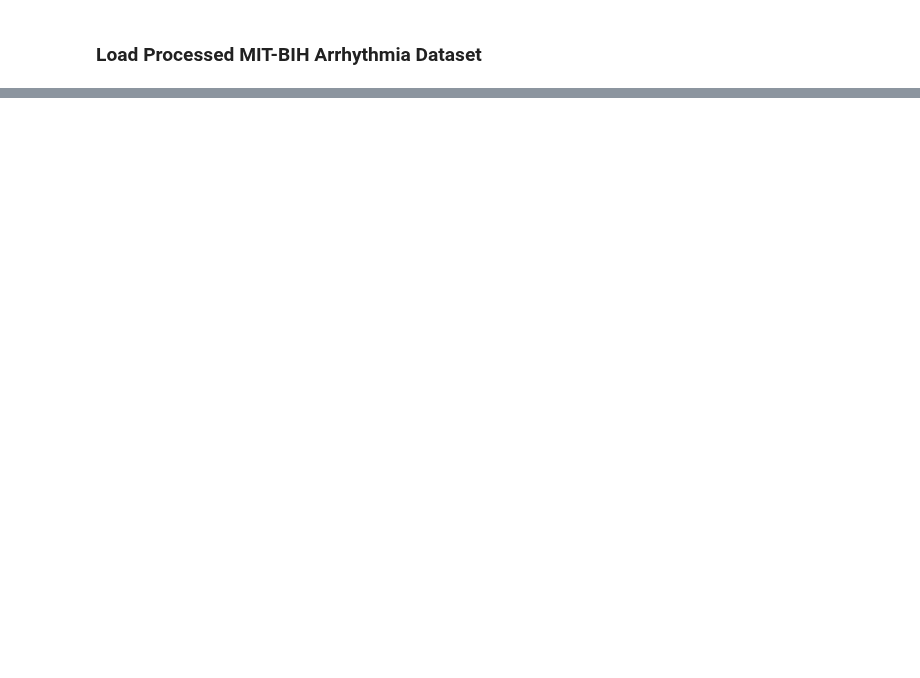
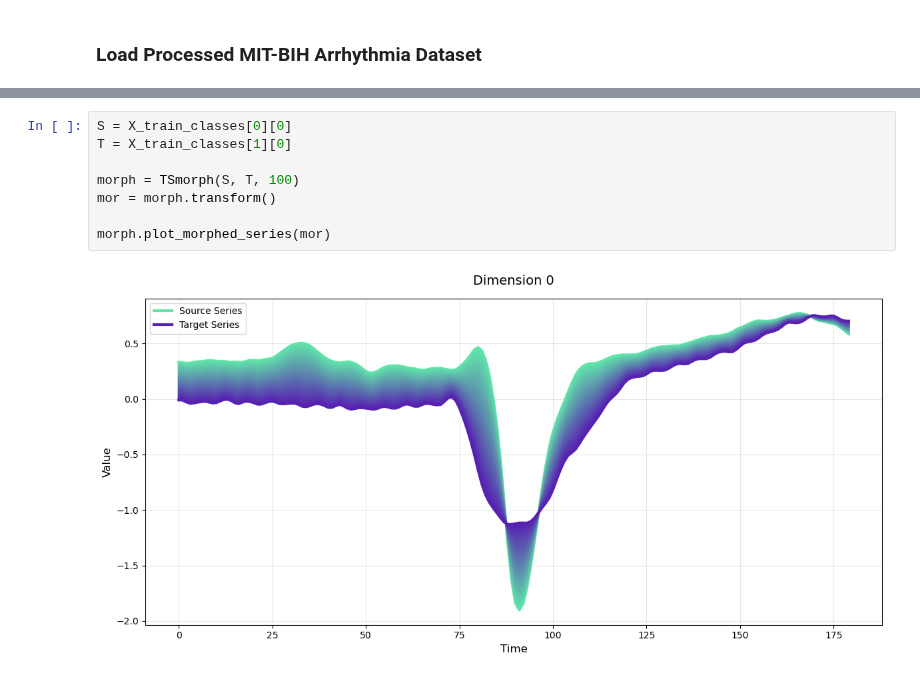
Before and after one commit to Nia3324/Morphing, a Jupyter notebook: use_case.ipynb, the cells around one changed output, grey strips where cells are left out. Cells and saved outputs as stored; diff of their text form; blank space fills up the shorter version.

```diff
--- a/use_case.ipynb
+++ b/use_case.ipynb
@@ -53,3 +151,13 @@ X_test Shape: (2655, 1, 180)
+# %%
+S = X_train_classes[0][0]
+T = X_train_classes[1][0]
+
+morph = TSmorph(S, T, 100)
+mor = morph.transform()
+
+morph.plot_morphed_series(mor)
+# %% [output]
+[figure, added]
 # %%
 # Train Models
 start = time.time()
```
Also changed, not shown: parts of 18 cells of this notebook, 12 other files.
